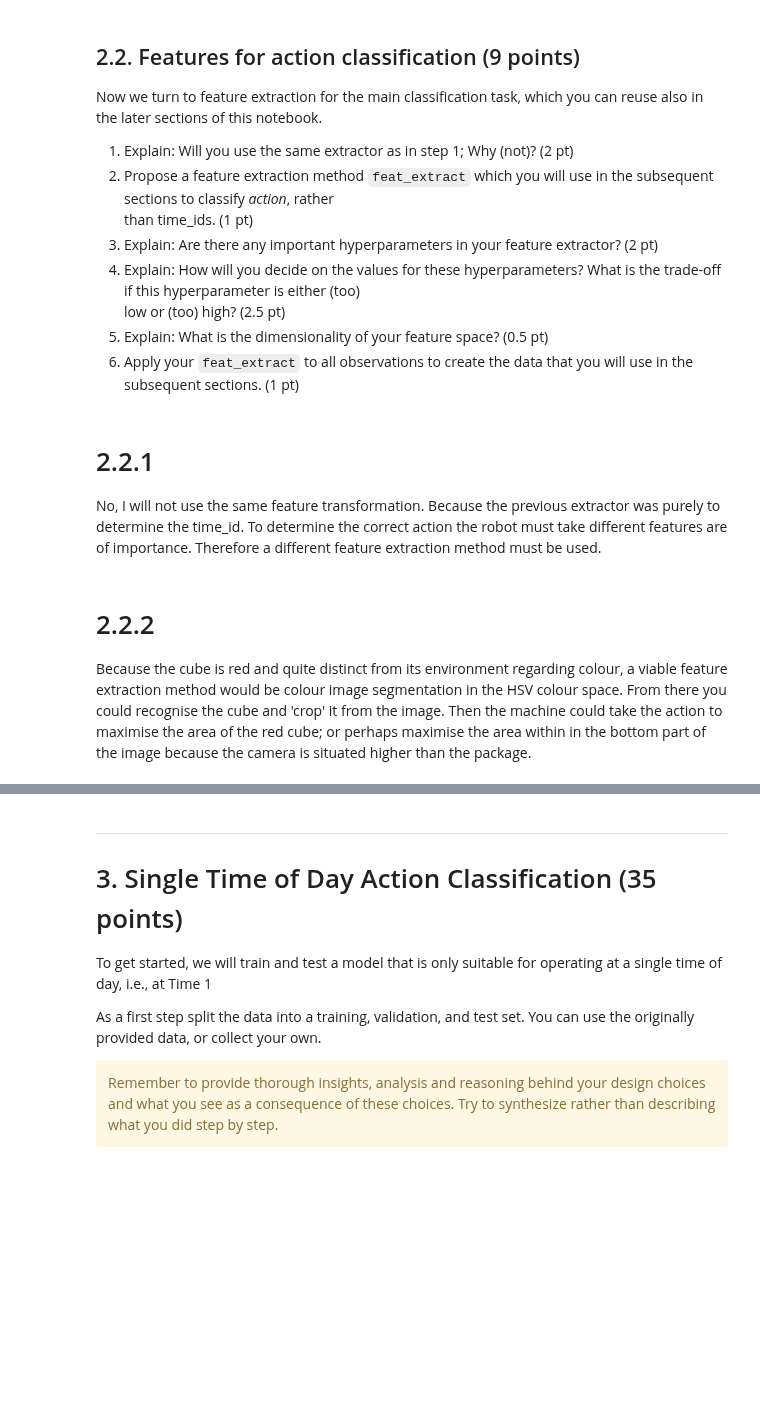
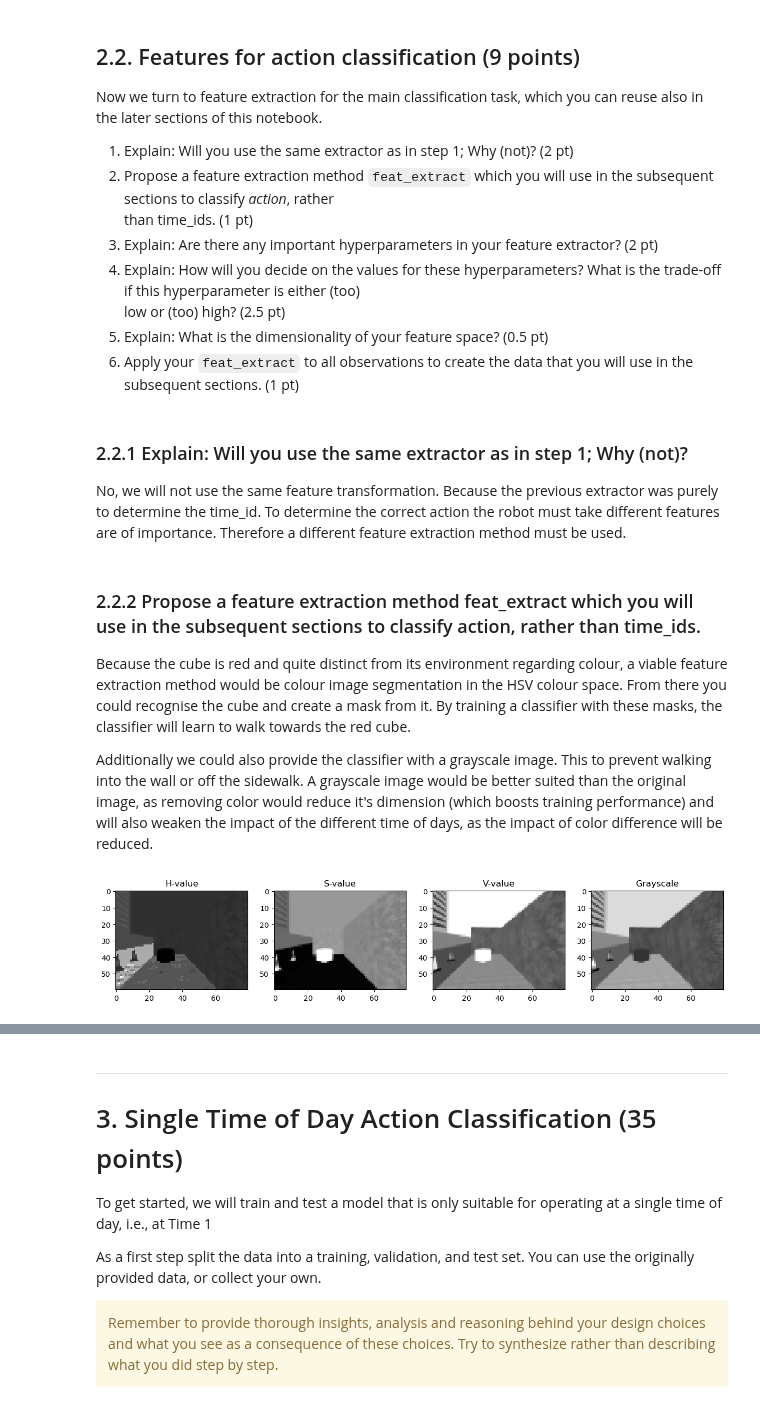
Before and after one commit to kvta1/RO47002, a Jupyter notebook: final_assignment/RO47002-final-assignment-2023.ipynb, the cells around one changed output, grey strips where cells are left out. Drawn from its saved outputs; the diff is of its cells as text; code cells hidden in the pictures; blank space fills up the shorter version.

Commit message:
Finalized part 2, started part 3, including Kevin changes

```diff
--- a/final_assignment/RO47002-final-assignment-2023.ipynb
+++ b/final_assignment/RO47002-final-assignment-2023.ipynb
@@ -149,8 +149,8 @@ Feel free to change the flags later if you need. For instance, if you want to te
 # %%
 # Configure if the simulator should show pop-up windows
 # CHANGE IF NEEDED
-show_policy = True
-collect_demo = True
+show_policy = False
+collect_demo = False
 # %% [markdown]
 ## Load default modules
 # %%
@@ -996,11 +1008,29 @@ Now we turn to feature extraction for the main classification task, which you ca
 # %%
 # Add code and markdown cells
 # %% [markdown]
-# 2.2.1
+### 2.2.1 Explain: Will you use the same extractor as in step 1; Why (not)?
 
-No, I will not use the same feature transformation. Because the previous extractor was purely to determine the time_id. To determine the correct action the robot must take different features are of importance. Therefore a different feature extraction method must be used.
+No, we will not use the same feature transformation. Because the previous extractor was purely to determine the time_id. To determine the correct action the robot must take different features are of importance. Therefore a different feature extraction method must be used.
 # %% [markdown]
-# 2.2.2
+### 2.2.2 Propose a feature extraction method feat_extract which you will use in the subsequent sections to classify action, rather than time_ids.
 
-Because the cube is red and quite distinct from its environment regarding colour, a viable feature extraction method would be colour image segmentation in the HSV colour space. From there you could recognise the cube and 'crop' it from the image. Then the machine could take the action to maximise the area of the red cube; or perhaps maximise the area within in the bottom part of the image because the camera is situated higher than the package.
+Because the cube is red and quite distinct from its environment regarding colour, a viable feature extraction method would be colour image segmentation in the HSV colour space. From there you could recognise the cube and create a mask from it. By training a classifier with these masks, the classifier will learn to walk towards the red cube.
+
+Additionally we could also provide the classifier with a grayscale image. This to prevent walking into the wall or off the sidewalk. A grayscale image would be better suited than the original image, as removing color would reduce it's dimension (which boosts training performance) and will also weaken the impact of the different time of days, as the impact of color difference will be reduced.
+# %%
+idx = 100
+
+obs_hsv = rgb_to_hsv(observations[idx])
+fig, ax = plt.subplots(1, 4, figsize=(15,5))
+ax[0].imshow(obs_hsv[:,:,0], cmap='gray')
+ax[0].set_title('H-value')
+ax[1].imshow(obs_hsv[:,:,1], cmap='gray')
+ax[1].set_title('S-value')
+ax[2].imshow(obs_hsv[:,:,2], cmap='gray')
+ax[2].set_title('V-value')
+ax[3].imshow(np.dot(observations[idx][...,:3], [0.299, 0.587, 0.114]), cmap='gray')
+ax[3].set_title('Grayscale')
+plt.show()
+# %% [output]
+[figure, added]
 # %% [markdown]
```
Also changed, not shown: parts of 31 cells of this notebook.
